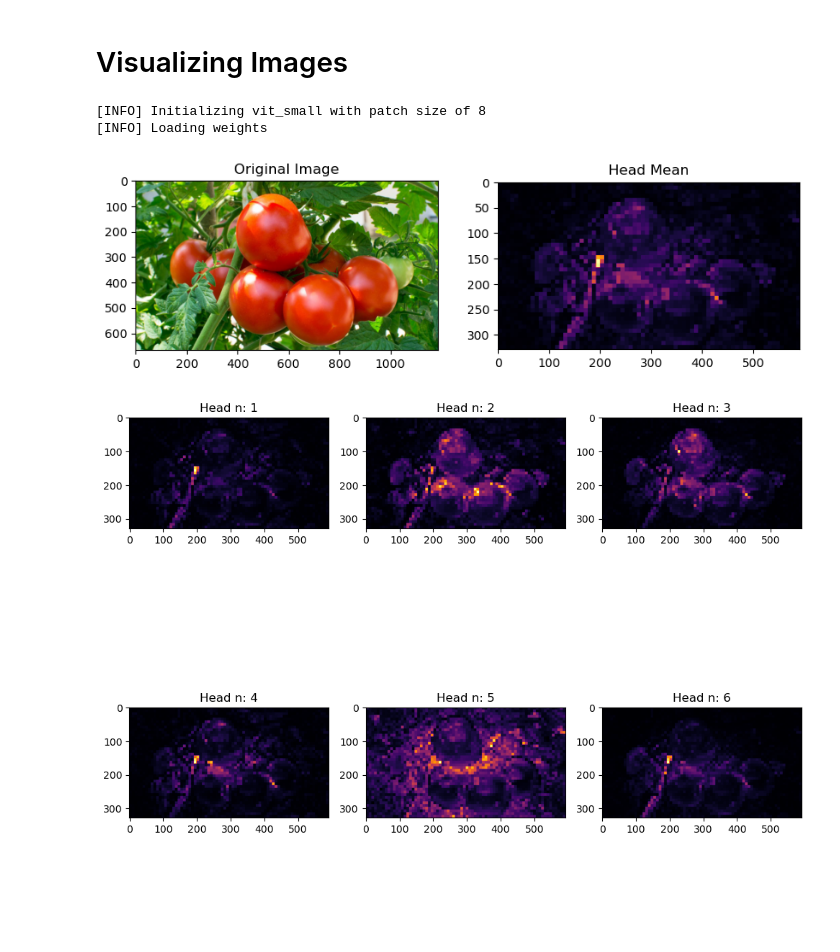
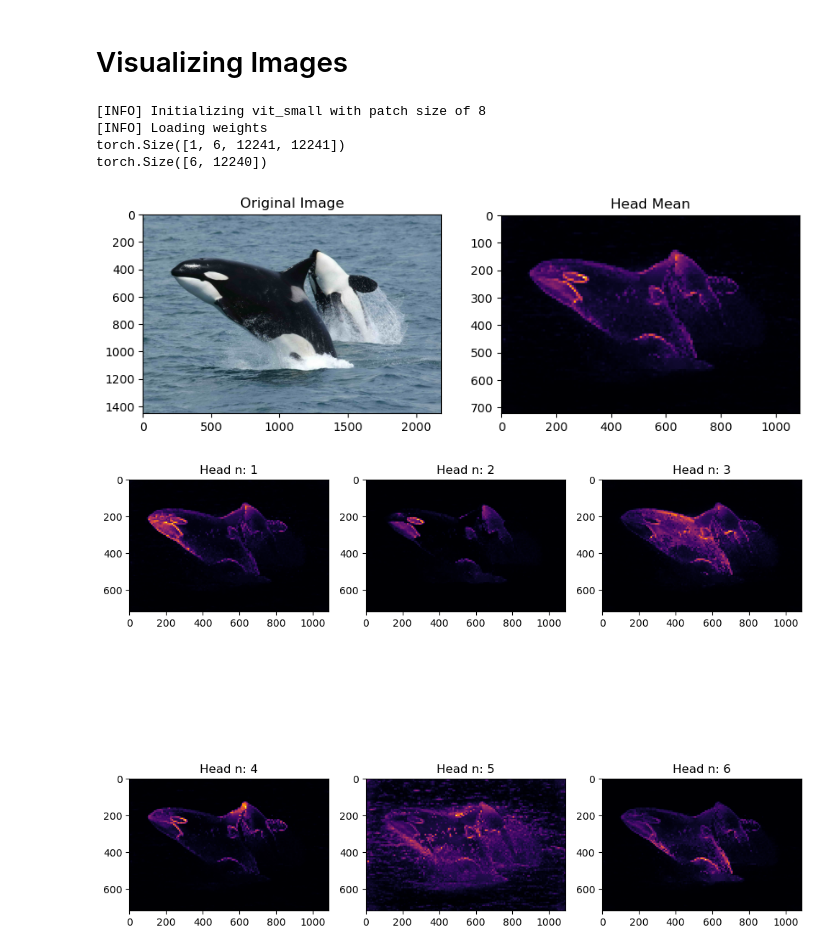
Before and after one commit to Ka0Ri/XAI, a Jupyter notebook: VIT-XAI.ipynb, the cells around one changed output. Drawn from its saved outputs; the diff is of its cells as text; code cells hidden in the pictures; blank space fills up the shorter version.

```diff
--- a/VIT-XAI.ipynb
+++ b/VIT-XAI.ipynb
@@ -415,26 +417,28 @@ class Loader(object):
 # %%
 device = torch.device("cuda") if torch.cuda.is_available() else torch.device("cpu")
 if device.type == "cuda":
     torch.cuda.set_device(0)
 
 name_model = 'vit_small'
 patch_size = 8
 
 model = VitGenerator(name_model, patch_size,
                      device, evaluate=True, random=False, verbose=True)
 
 # ! wget "https://github.com/aryan-jadon/Medium-Articles-Notebooks/raw/main/Visualizing%20Attention%20in%20Vision%20Transformer/corgi_image.jpg"
 # ! wget "https://github.com/aryan-jadon/Medium-Articles-Notebooks/raw/main/Visualizing%20Attention%20in%20Vision%20Transformer/orange_cat.jpg"
 
 
 # Visualizing Dog Image
-path = 'img/tomato.jpeg'
+path = 'img/whale.jpg'
 img = Image.open(path)
 factor_reduce = 2
 img_size = tuple(np.array(img.size[::-1]) // factor_reduce)
 visualize_predict(model, img, img_size, patch_size, device)
 # %% [output]
 [INFO] Initializing vit_small with patch size of 8
 [INFO] Loading weights
+torch.Size([1, 6, 12241, 12241])
+torch.Size([6, 12240])
-[figure, old version]
+[figure, new version]
-[figure, old version]
+[figure, new version]
```
Also changed, not shown: parts of 1 cell of this notebook, 3 other files.
